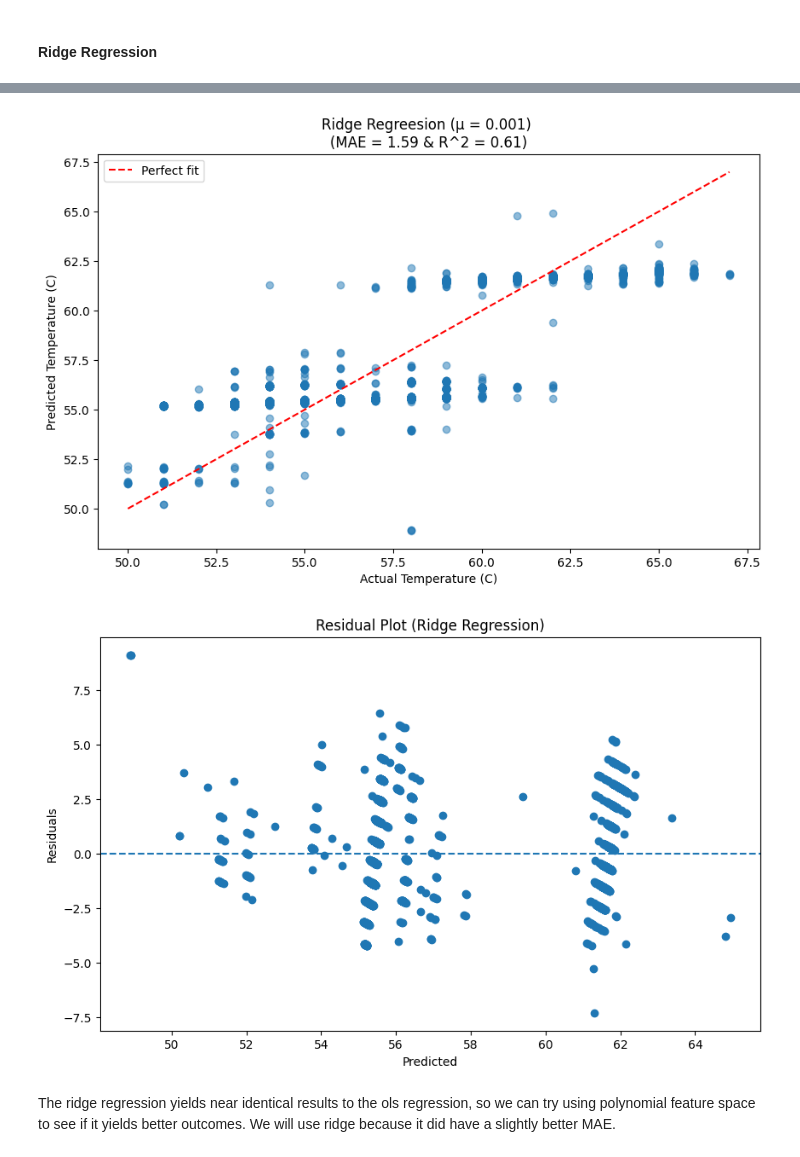
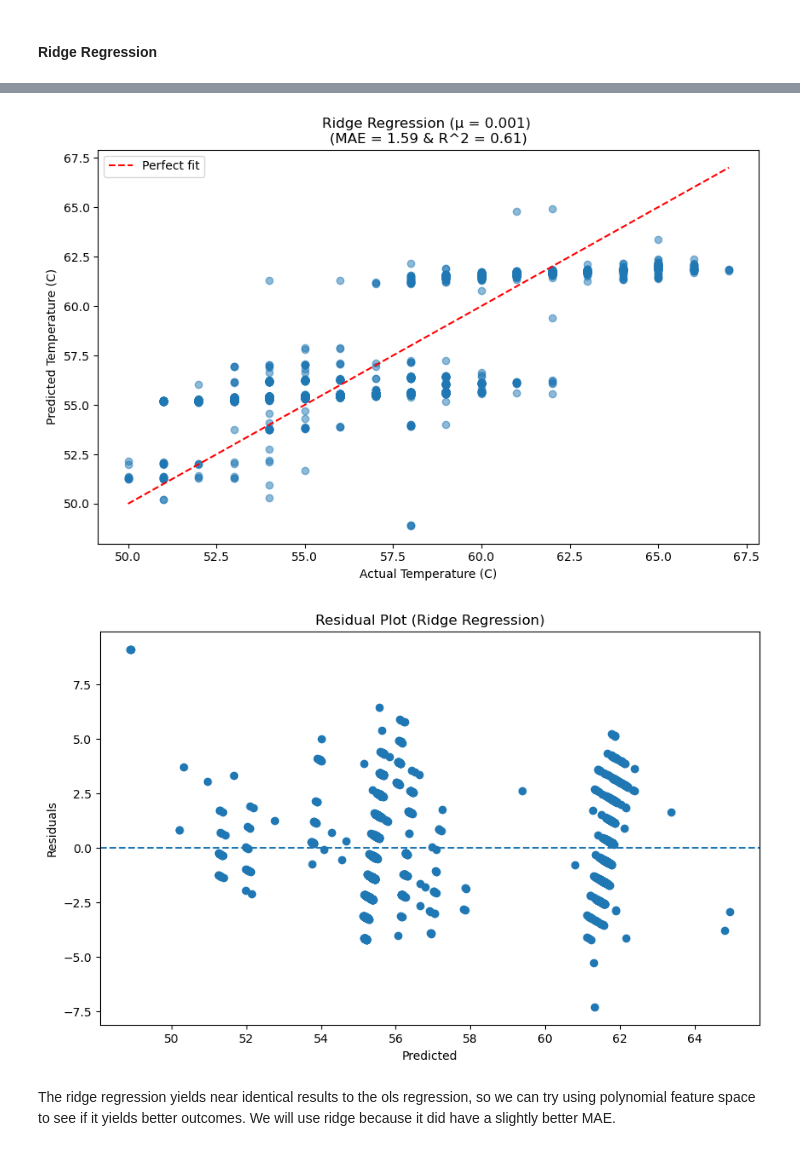
Before and after one commit to alexdiabliu/gpu-perf-metrics-4H03, a Jupyter notebook: Preproccess_manual.ipynb, the cells around one changed output, grey strips where cells are left out. Drawn from its saved outputs; the diff is of its cells as text; code cells hidden in the pictures.

```diff
--- a/Preproccess_manual.ipynb
+++ b/Preproccess_manual.ipynb
@@ -325,31 +325,31 @@ print(res)
 # %%
 a_star_ridge = ridge(X_train, y_train, best_mu)
 y_pred_ridge  = np.matmul(X_test, a_star_ridge)
 mae_ridge = np.mean(np.abs(y_test - y_pred_ridge))
 r_squared_ridge = 1 - np.sum((y_test - y_pred_ridge)**2) / np.sum((y_test - y_test.mean())**2)
 # create plot to show comparison of actual vs predicted for OLS model
 plt.figure(figsize=[10,6])
 plt.scatter(y_test,y_pred_ridge, alpha=0.5)
 plt.plot([y_test.min(), y_test.max()],
          [y_test.min(), y_test.max()],
          'r--', label='Perfect fit')
 plt.xlabel('Actual Temperature (C)')
 plt.ylabel('Predicted Temperature (C)')
-plt.title(f'Ridge Regreesion (μ = {best_mu}) \n(MAE = {mae_ridge:.2f} & R^2 = {r_squared_ridge:.2f})')
+plt.title(f'Ridge Regression (μ = {best_mu}) \n(MAE = {mae_ridge:.2f} & R^2 = {r_squared_ridge:.2f})')
 plt.legend()
 
 #residual plot
 residuals = y_test - y_pred_ridge
 plt.figure(figsize=[10,6])
 plt.scatter(y_pred_ols, residuals)
 plt.axhline(0, linestyle='--')
 plt.xlabel('Predicted')
 plt.ylabel('Residuals')
 plt.title('Residual Plot (Ridge Regression)')
 plt.show()
 # %% [output]
-[figure, old version]
+[figure, new version]
-[figure, old version]
+[figure, new version]
 # %% [markdown]
 The ridge regression yields near identical results to the ols regression, so we can try using polynomial feature space to see if it yields better outcomes. We will use ridge because it did have a slightly better MAE.
 # %%
```
Also changed, not shown: parts of 7 cells of this notebook.
